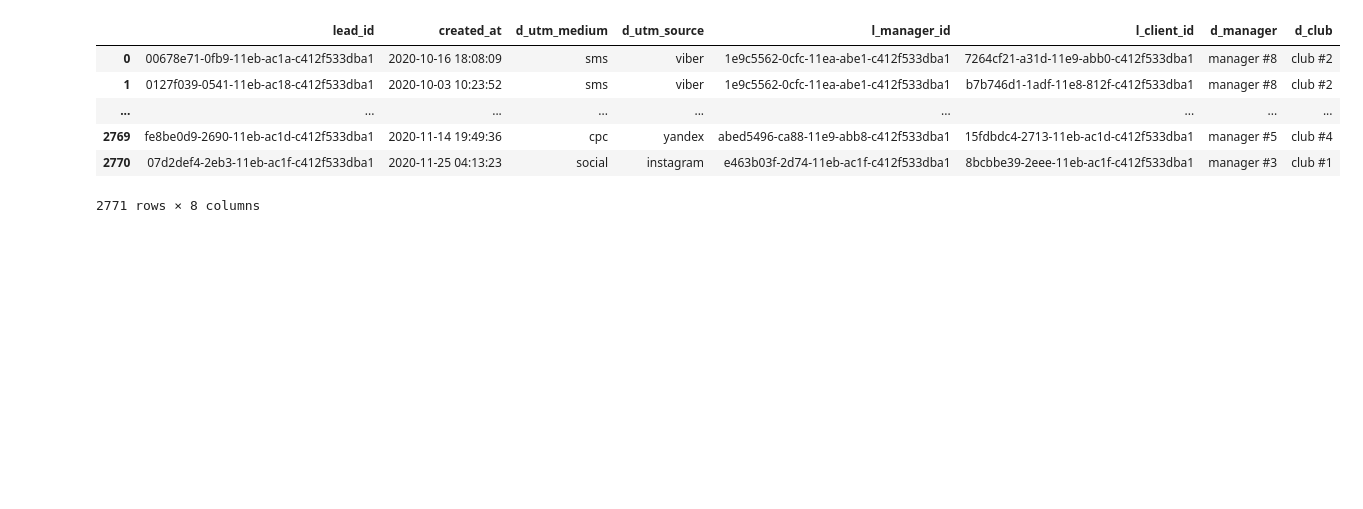
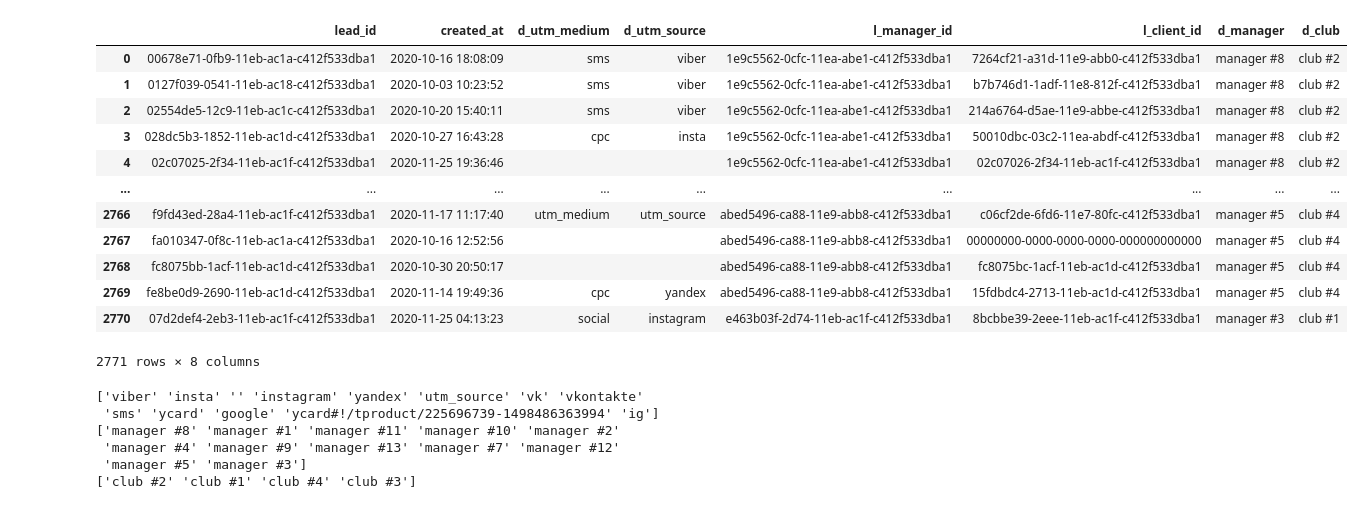
Before and after one commit to DmitriyGod/data-reporter, a Jupyter notebook: data-processing-script.ipynb, the cells around one changed output. Saved outputs shown, nothing was run; the diff lists cells and outputs as text; code cells hidden in the pictures; blank space fills up the shorter version.

```diff
--- a/data-processing-script.ipynb
+++ b/data-processing-script.ipynb
@@ -16,6 +16,11 @@ SCOPES = ['https://www.googleapis.com/auth/spreadsheets', 'https://www.googleapi
 
 # The ID and range of a sample spreadsheet.
 SAMPLE_SPREADSHEET_ID = '1Ycg7zTxds9DZnDvTrFcyNNKuTUxg6Yy6WF0a8Wc02WQ'
+
+def set_row_displays(n):
+    pd.set_option('display.max_columns', None)  # or 1000
+    pd.set_option('display.max_rows', n)  # or 1000
+    pd.set_option('display.max_colwidth', None)  # or 199
 
 def get_df(data):
     data_dict = {}
@@ -57,14 +62,23 @@ service = build('sheets', 'v4', credentials=creds)
 
 # Call the Sheets API
 sheet = service.spreadsheets()
+
 result = sheet.values().get(spreadsheetId=SAMPLE_SPREADSHEET_ID,
                             range='managers').execute()
 managers = result.get('values', [])
+managers_df = get_df(managers)
 
 result = sheet.values().get(spreadsheetId=SAMPLE_SPREADSHEET_ID,
                             range='leads').execute()
 leads = result.get('values', [])
+leads_df = get_df(leads)
 
+result = sheet.values().get(spreadsheetId=SAMPLE_SPREADSHEET_ID,
+                            range='transactions').execute()
+transactions = result.get('values', [])
+transactions_df = get_df(leads)
 
-managers_df = get_df(managers)
-leads_df = get_df(leads)
+result = sheet.values().get(spreadsheetId=SAMPLE_SPREADSHEET_ID,
+                            range='clients').execute()
+clients = result.get('values', [])
+clients_df = get_df(leads)
@@ -126,12 +141,33 @@ managers_df
 # %%
 leads_with_clubs = pd.merge(leads_df, managers_df, how='inner', on=['l_manager_id'])
-# %%
-leads_with_clubs
-# %% [output]
-|  | lead_id | created_at | d_utm_medium | d_utm_source | l_manager_id | l_client_id | d_manager | d_club |
-| 0 | 00678e71-0fb9-11eb-ac1a-c412f533dba1 | 2020-10-16 18:08:09 | sms | viber | 1e9c5562-0cfc-11ea-abe1-c412f533dba1 | 7264cf21-a31d-11e9-abb0-c412f533dba1 | manager #8 | club #2 |
-| 1 | 0127f039-0541-11eb-ac18-c412f533dba1 | 2020-10-03 10:23:52 | sms | viber | 1e9c5562-0cfc-11ea-abe1-c412f533dba1 | b7b746d1-1adf-11e8-812f-c412f533dba1 | manager #8 | club #2 |
-| ... | ... | ... | ... | ... | ... | ... | ... | ... |
-| 2769 | fe8be0d9-2690-11eb-ac1d-c412f533dba1 | 2020-11-14 19:49:36 | cpc | yandex | abed5496-ca88-11e9-abb8-c412f533dba1 | 15fdbdc4-2713-11eb-ac1d-c412f533dba1 | manager #5 | club #4 |
-| 2770 | 07d2def4-2eb3-11eb-ac1f-c412f533dba1 | 2020-11-25 04:13:23 | social | instagram | e463b03f-2d74-11eb-ac1f-c412f533dba1 | 8bcbbe39-2eee-11eb-ac1f-c412f533dba1 | manager #3 | club #1 |
-2771 rows × 8 columns
+# %%
+set_row_displays(10)
+leads_with_clubs
+# %% [output]
+|  | lead_id | created_at | d_utm_medium | d_utm_source | l_manager_id | l_client_id | d_manager | d_club |
+| 0 | 00678e71-0fb9-11eb-ac1a-c412f533dba1 | 2020-10-16 18:08:09 | sms | viber | 1e9c5562-0cfc-11ea-abe1-c412f533dba1 | 7264cf21-a31d-11e9-abb0-c412f533dba1 | manager #8 | club #2 |
+| 1 | 0127f039-0541-11eb-ac18-c412f533dba1 | 2020-10-03 10:23:52 | sms | viber | 1e9c5562-0cfc-11ea-abe1-c412f533dba1 | b7b746d1-1adf-11e8-812f-c412f533dba1 | manager #8 | club #2 |
+| 2 | 02554de5-12c9-11eb-ac1c-c412f533dba1 | 2020-10-20 15:40:11 | sms | viber | 1e9c5562-0cfc-11ea-abe1-c412f533dba1 | 214a6764-d5ae-11e9-abbe-c412f533dba1 | manager #8 | club #2 |
+| 3 | 028dc5b3-1852-11eb-ac1d-c412f533dba1 | 2020-10-27 16:43:28 | cpc | insta | 1e9c5562-0cfc-11ea-abe1-c412f533dba1 | 50010dbc-03c2-11ea-abdf-c412f533dba1 | manager #8 | club #2 |
+| 4 | 02c07025-2f34-11eb-ac1f-c412f533dba1 | 2020-11-25 19:36:46 |  |  | 1e9c5562-0cfc-11ea-abe1-c412f533dba1 | 02c07026-2f34-11eb-ac1f-c412f533dba1 | manager #8 | club #2 |
+| ... | ... | ... | ... | ... | ... | ... | ... | ... |
+| 2766 | f9fd43ed-28a4-11eb-ac1f-c412f533dba1 | 2020-11-17 11:17:40 | utm_medium | utm_source | abed5496-ca88-11e9-abb8-c412f533dba1 | c06cf2de-6fd6-11e7-80fc-c412f533dba1 | manager #5 | club #4 |
+| 2767 | fa010347-0f8c-11eb-ac1a-c412f533dba1 | 2020-10-16 12:52:56 |  |  | abed5496-ca88-11e9-abb8-c412f533dba1 | 00000000-0000-0000-0000-000000000000 | manager #5 | club #4 |
+| 2768 | fc8075bb-1acf-11eb-ac1d-c412f533dba1 | 2020-10-30 20:50:17 |  |  | abed5496-ca88-11e9-abb8-c412f533dba1 | fc8075bc-1acf-11eb-ac1d-c412f533dba1 | manager #5 | club #4 |
+| 2769 | fe8be0d9-2690-11eb-ac1d-c412f533dba1 | 2020-11-14 19:49:36 | cpc | yandex | abed5496-ca88-11e9-abb8-c412f533dba1 | 15fdbdc4-2713-11eb-ac1d-c412f533dba1 | manager #5 | club #4 |
+| 2770 | 07d2def4-2eb3-11eb-ac1f-c412f533dba1 | 2020-11-25 04:13:23 | social | instagram | e463b03f-2d74-11eb-ac1f-c412f533dba1 | 8bcbbe39-2eee-11eb-ac1f-c412f533dba1 | manager #3 | club #1 |
+2771 rows × 8 columns
+# %%
+channels = leads_with_clubs['d_utm_source'].unique()
+print(channels)
+managers = leads_with_clubs['d_manager'].unique()
+print(manager)
+clubs = leads_with_clubs['d_club'].unique()
+print(club)
+# %% [output]
+['viber' 'insta' '' 'instagram' 'yandex' 'utm_source' 'vk' 'vkontakte'
+ 'sms' 'ycard' 'google' 'ycard#!/tproduct/225696739-1498486363994' 'ig']
+['manager #8' 'manager #1' 'manager #11' 'manager #10' 'manager #2'
+ 'manager #4' 'manager #9' 'manager #13' 'manager #7' 'manager #12'
+ 'manager #5' 'manager #3']
+['club #2' 'club #1' 'club #4' 'club #3']
```
Also changed, not shown: parts of 9 cells of this notebook, 1 other file.
